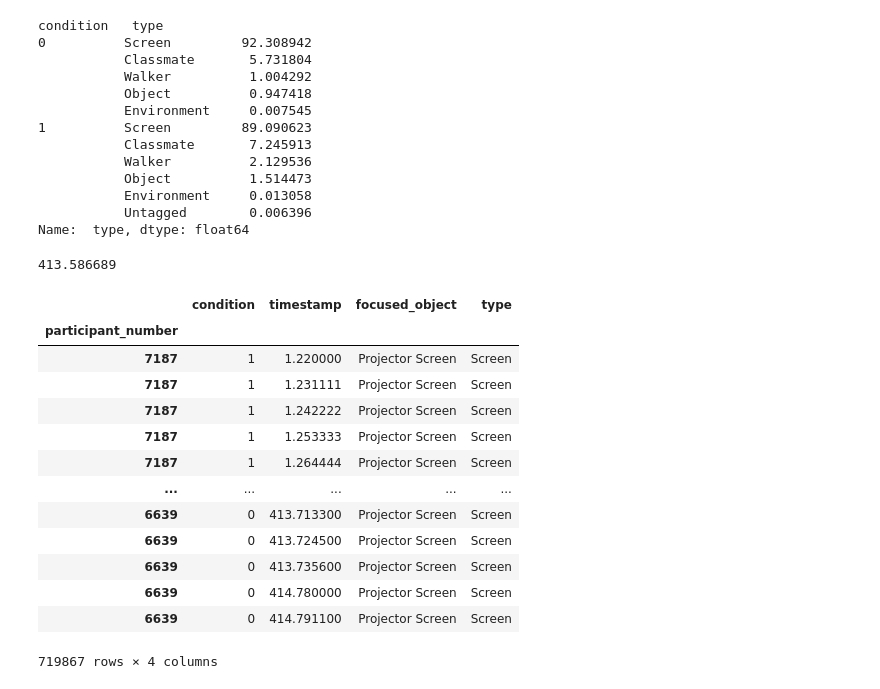
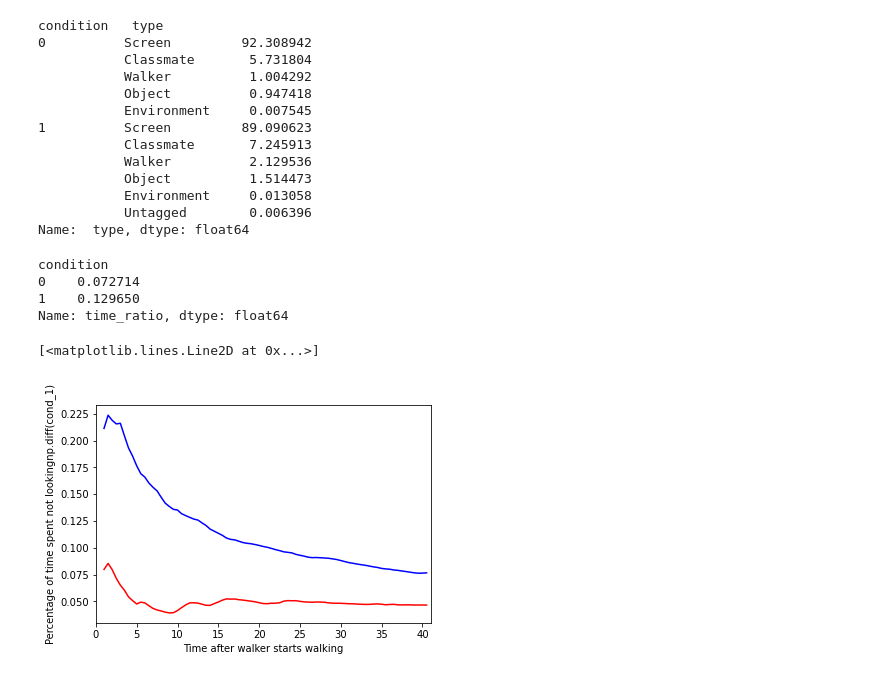
Before and after one commit to giorgospetkakis/cs3-vr, a Jupyter notebook: ipynb/first_notebook.ipynb, the cells around one changed output. Drawn from its saved outputs; the diff is of its cells as text; code cells hidden in the pictures.

Commit message:
added attention graphs, relative to walker spawn times

```diff
--- a/ipynb/first_notebook.ipynb
+++ b/ipynb/first_notebook.ipynb
@@ -150,21 +124,0 @@ tmp = frame.groupby(by=['condition'])[' type'].value_counts(normalize=True)
-# %%
-max_time-min_time
-# %% [output]
-413.586689
-# %%
-frame
-# %% [output]
-|  | condition | timestamp | focused_object | type |
-| participant_number |  |  |  |  |
-| 7187 | 1 | 1.220000 | Projector Screen | Screen |
-| 7187 | 1 | 1.231111 | Projector Screen | Screen |
-| 7187 | 1 | 1.242222 | Projector Screen | Screen |
-| 7187 | 1 | 1.253333 | Projector Screen | Screen |
-| 7187 | 1 | 1.264444 | Projector Screen | Screen |
-| ... | ... | ... | ... | ... |
-| 6639 | 0 | 413.713300 | Projector Screen | Screen |
-| 6639 | 0 | 413.724500 | Projector Screen | Screen |
-| 6639 | 0 | 413.735600 | Projector Screen | Screen |
-| 6639 | 0 | 414.780000 | Projector Screen | Screen |
-| 6639 | 0 | 414.791100 | Projector Screen | Screen |
-719867 rows × 4 columns
@@ -170,0 +164,26 @@ frame
+# %%
+conditions.groupby('condition').time_ratio.mean()
+# %% [output]
+condition
+0    0.072714
+1    0.129650
+Name: time_ratio, dtype: float64
+# %%
+offsets = np.linspace(1,40.5,80)
+cond_0 = []
+cond_1 = []
+for offset in offsets:
+    conditions['time_ratio'] = conditions.participant_number.apply(lambda x: get_screen_ratio(x, offset))
+    res = conditions.groupby('condition').time_ratio.mean()
+    cond_0.append(res[0])
+    cond_1.append(res[1])
+# %%
+plt.xlabel('Time after walker starts walking')
+plt.ylabel('Percentage of time spent not lookingnp.diff(cond_1)')
+
+plt.xlim(0, 41)
+plt.plot(offsets, cond_0, color='r')
+plt.plot(offsets, cond_1, color='b')
+# %% [output]
+[<matplotlib.lines.Line2D at 0x...>]
+[figure, added]
```
Also changed, not shown: parts of 7 cells of this notebook.
